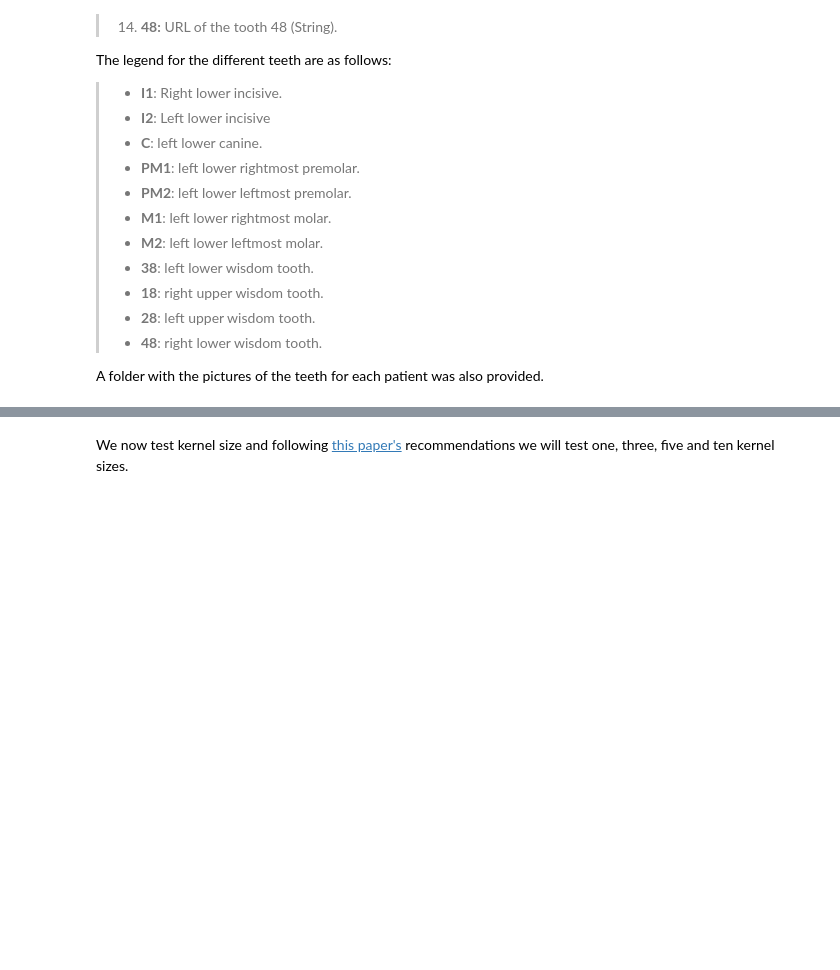
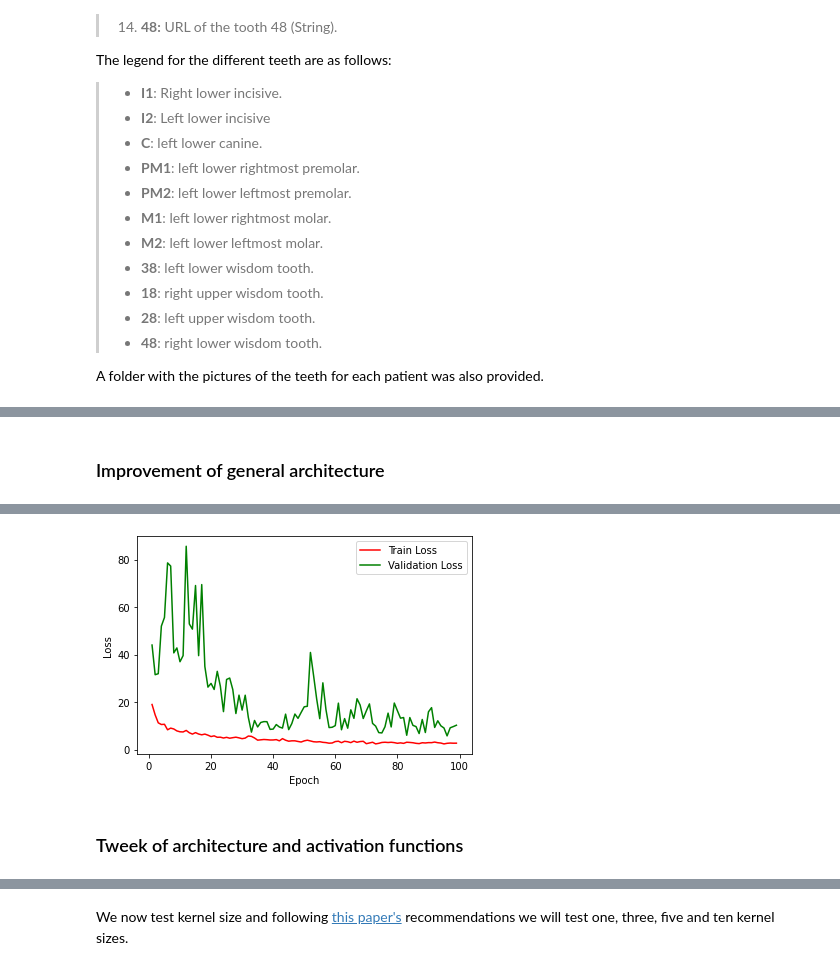
Before and after one commit to wenhanyang53/prediction_of_age_with_CNN, a Jupyter notebook: Age_prediciton.ipynb, the cells around one changed output, grey strips where cells are left out. Cells and saved outputs as stored; diff of their text form; code cells hidden in the pictures; blank space fills up the shorter version.

```diff
--- a/Age_prediciton.ipynb
+++ b/Age_prediciton.ipynb
@@ -1984,0 +429,74 @@ Best is to take 5 since the loss is still 2 which is low and we assure is not ov
+# %% [markdown]
+### Improvement of general architecture
+# %%
+from keras import Sequential
+from keras.layers import Dense, Dropout, Conv2D, MaxPool2D, Flatten, BatchNormalization
+from keras.optimizers import Adam
+
+# Then we try to add more convoluted layers and more dense layers to get more information
+# as suggested in the following guide (https://towardsdatascience.com/a-guide-to-an-efficient-way-to-build-neural-network-architectures-part-ii-hyper-parameter-42efca01e5d7)
+# And since the number of weights of first dense layer are by far less than the flatten layer, we increased the number and put one more dense layer to get more information
+
+# Model creation
+model = Sequential()
+model.add(Conv2D(filters=32, kernel_size=(3, 3), padding='same', activation='relu', input_shape=(120,120,3)))
+model.add(BatchNormalization())
+model.add(Dropout(0.25))
+
+model.add(Conv2D(filters=32, kernel_size=(3, 3), padding='same', activation='relu'))
+model.add(BatchNormalization())
+model.add(Dropout(0.25))
+
+model.add(Conv2D(filters=32, kernel_size=(3, 3), padding='same', activation='relu'))
+model.add(MaxPool2D(pool_size=(2,2)))
+model.add(BatchNormalization())
+model.add(Dropout(0.25))
+
+model.add(Conv2D(filters=64, kernel_size=(3, 3), padding='same', activation='relu'))
+model.add(BatchNormalization())
+model.add(Dropout(0.25))
+
+model.add(Conv2D(filters=64, kernel_size=(3, 3), padding='same', activation='relu'))
+model.add(BatchNormalization())
+model.add(Dropout(0.25))
+
+model.add(Conv2D(filters=64, kernel_size=(3, 3), padding='same', activation='relu'))
+model.add(MaxPool2D(pool_size=(2,2)))
+model.add(BatchNormalization())
+model.add(Dropout(0.25))
+
+model.add(Conv2D(filters=128, kernel_size=(3, 3), padding='same', activation='relu'))
+model.add(BatchNormalization())
+model.add(Dropout(0.25))
+
+model.add(Conv2D(filters=128, kernel_size=(3, 3), padding='same', activation='relu'))
+model.add(BatchNormalization())
+model.add(Dropout(0.25))
+
+model.add(Conv2D(filters=128, kernel_size=(3, 3), padding='same', activation='relu'))
+model.add(MaxPool2D(pool_size=(2,2)))
+model.add(BatchNormalization())
+model.add(Dropout(0.25))
+
+model.add(Flatten())
+
+model.add(Dense(8192, activation='relu'))
+model.add(Dropout(0.25))
+
+model.add(Dense(2048, activation='relu'))
+model.add(Dropout(0.25))
+
+model.add(Dense(512, activation='relu'))
+model.add(Dropout(0.25))
+
+model.add(Dense(1, activation='linear'))
+
+# Model summary display
+model.summary()
+
+# Optimizer declaration
+adam = Adam(learning_rate=1e-4, decay=1e-6)
+
+# Model train and test
+train_test_model(model, adam, x_train, y_train, (x_test, y_test))
+# %% [output]
@@ -1984,0 +520,3 @@ Best is to take 5 since the loss is still 2 which is low and we assure is not ov
+[figure, added]
+# %% [markdown]
+### Tweek of architecture and activation functions
```
Also changed, not shown: parts of 123 cells of this notebook.
